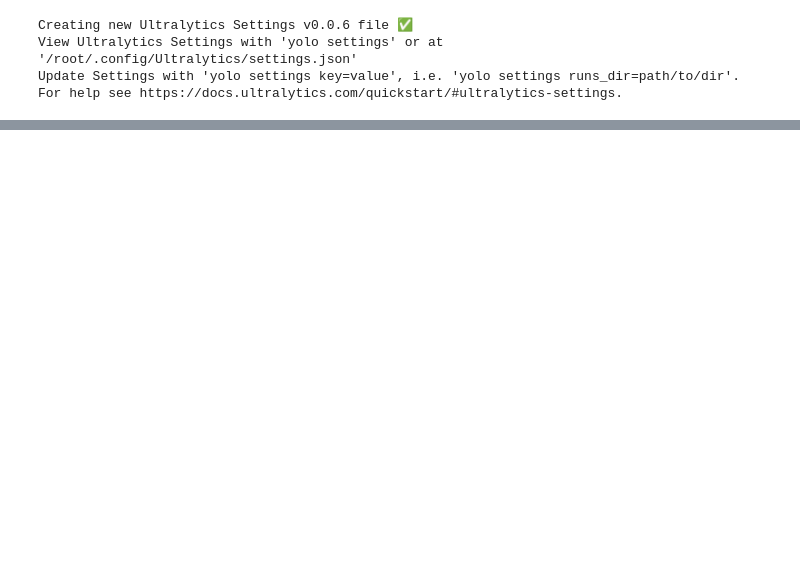
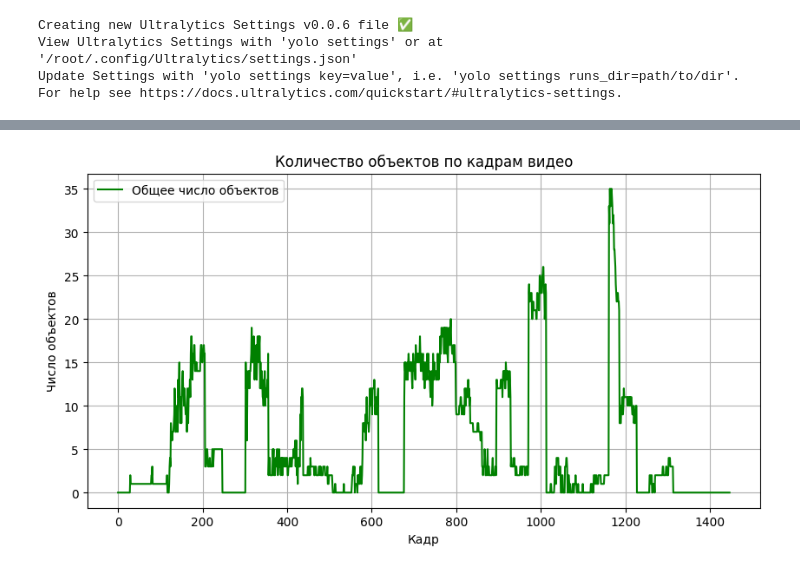
Before and after one commit to vinceriot/computervision, a Jupyter notebook: lab6_videoDetection.ipynb, the cells around one changed output, grey strips where cells are left out. Cells and saved outputs as stored; diff of their text form; code cells hidden in the pictures; blank space fills up the shorter version.

```diff
--- a/lab6_videoDetection.ipynb
+++ b/lab6_videoDetection.ipynb
@@ -85,0 +155,12 @@ Speed: 8.4ms preprocess, 74.9ms inference, 0.9ms postprocess per image at shape
+# %%
+# Построение графика общего числа объектов по кадрам
+plt.figure(figsize=(10, 5))
+plt.plot(total_objects_per_frame, label="Общее число объектов", color='green')
+plt.xlabel("Кадр")
+plt.ylabel("Число объектов")
+plt.title("Количество объектов по кадрам видео")
+plt.legend()
+plt.grid(True)
+plt.show()
+# %% [output]
+[figure, added]
```
Also changed, not shown: parts of 9 cells of this notebook.
